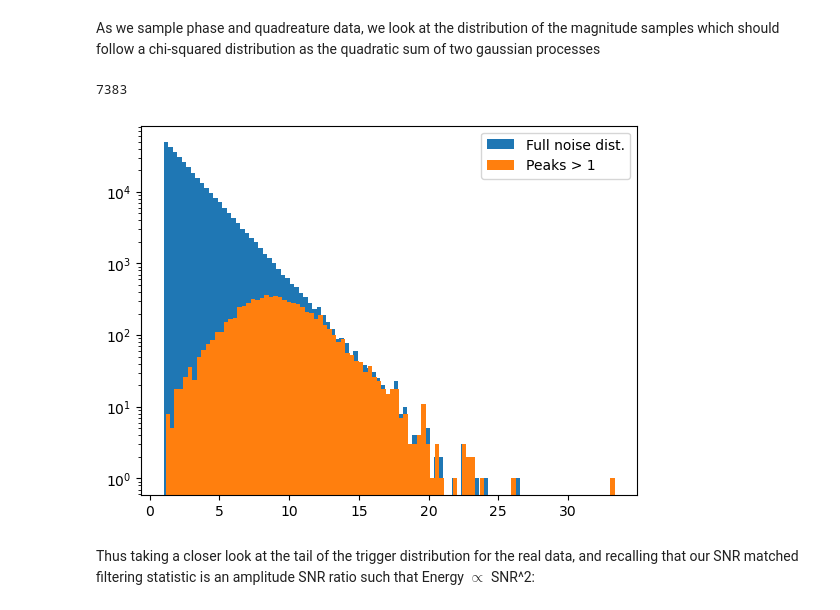
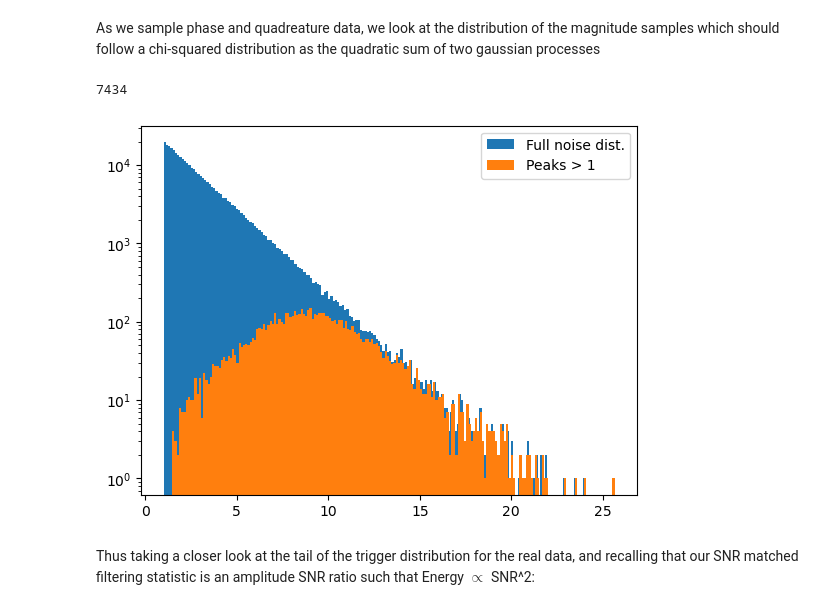
Before and after one commit to WilliamCam/MAGE-Data-Analysis, a Jupyter notebook: MAGE/MAGE3-2.ipynb, the cells around one changed output. Saved outputs shown, nothing was run; the diff lists cells and outputs as text; code cells hidden in the pictures.

```diff
--- a/MAGE/MAGE3-2.ipynb
+++ b/MAGE/MAGE3-2.ipynb
@@ -325,6 +325,7 @@ def optimal_filter(data, template, Fs, NFFT):
     zero_pad = np.zeros(data.size - template.size) # zero pad template to match data size
     template_pad = np.append(template, zero_pad)
     fft_template = np.fft.fft(template_pad) # fourier transformed padded template
+    plt.plot()
     power_dat, freq_PSD = plt.psd(data, Fs=Fs, NFFT = NFFT, visible = True)
     freq_dat = np.fft.fftfreq(data.size)*Fs #fourier frequencies corresponding to data partition
     power_spec = np.interp(freq_dat, freq_PSD, power_dat)
@@ -691,18 +692,18 @@ As we sample phase and quadreature data, we look at the distribution of the magn
 # %%
 noise = chi2.rvs(2, loc=1.0, scale=1.0, size=len(SNR))
 # %%
-sampled_noise = find_peaks(noise, height = 1.0, distance = int(tau1*Fs), width = [None, None], rel_height=1.0)
+sampled_noise = find_peaks(noise, height = 1.0, distance = int(tau1*Fs), width = [None, None], rel_height=0.5)
 sampled_peaks = sampled_noise[1]['peak_heights']
 len(sampled_peaks)
 # %% [output]
-7383
+7434
 # %%
-heights, bins, bars = plt.hist(noise, bins=100, density=False, label='Full noise dist.')
-heights, bins, bars = plt.hist(sampled_peaks, bins=100, density=False, label='Peaks > 1')
+heights, bins, bars = plt.hist(noise, bins=200, density=False, label='Full noise dist.')
+heights, bins, bars = plt.hist(sampled_peaks, bins=200, density=False, label='Peaks > 1')
 plt.legend()
 plt.yscale('log')
 # %% [output]
-[figure, old version]
+[figure, new version]
 # %% [markdown]
 Thus taking a closer look at the tail of the trigger distribution for the real data, and recalling that our SNR matched filtering statistic is an amplitude SNR ratio such that Energy $\propto$ SNR^2:
 # %%
```
Also changed, not shown: parts of 20 cells of this notebook, 2 other files.
